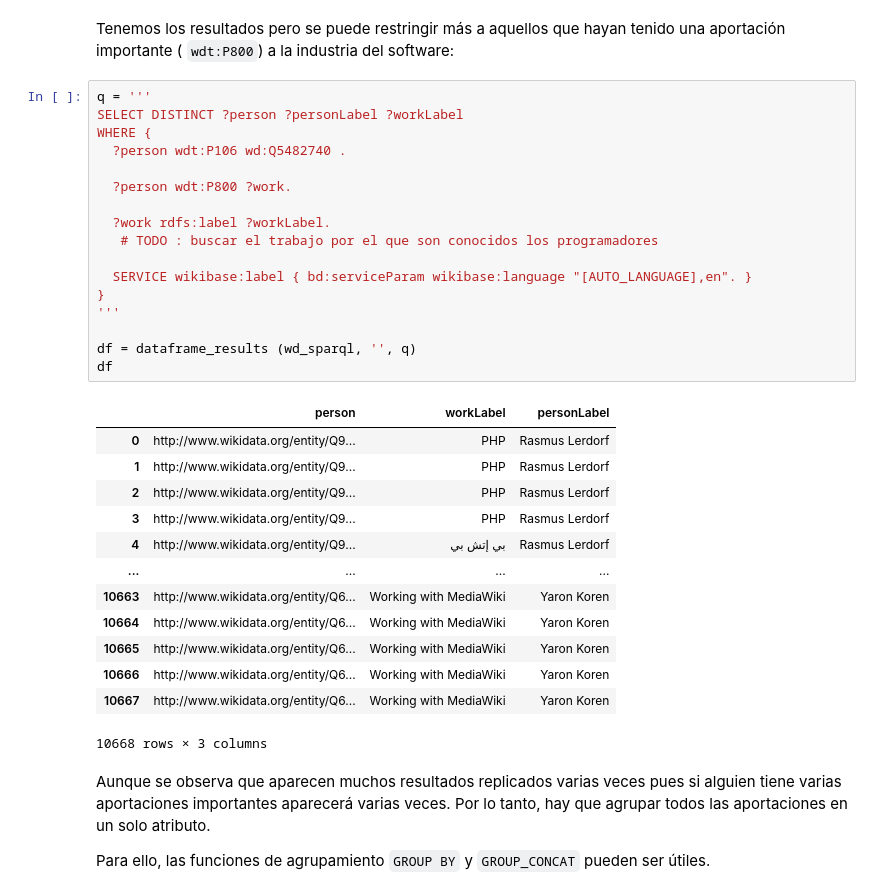
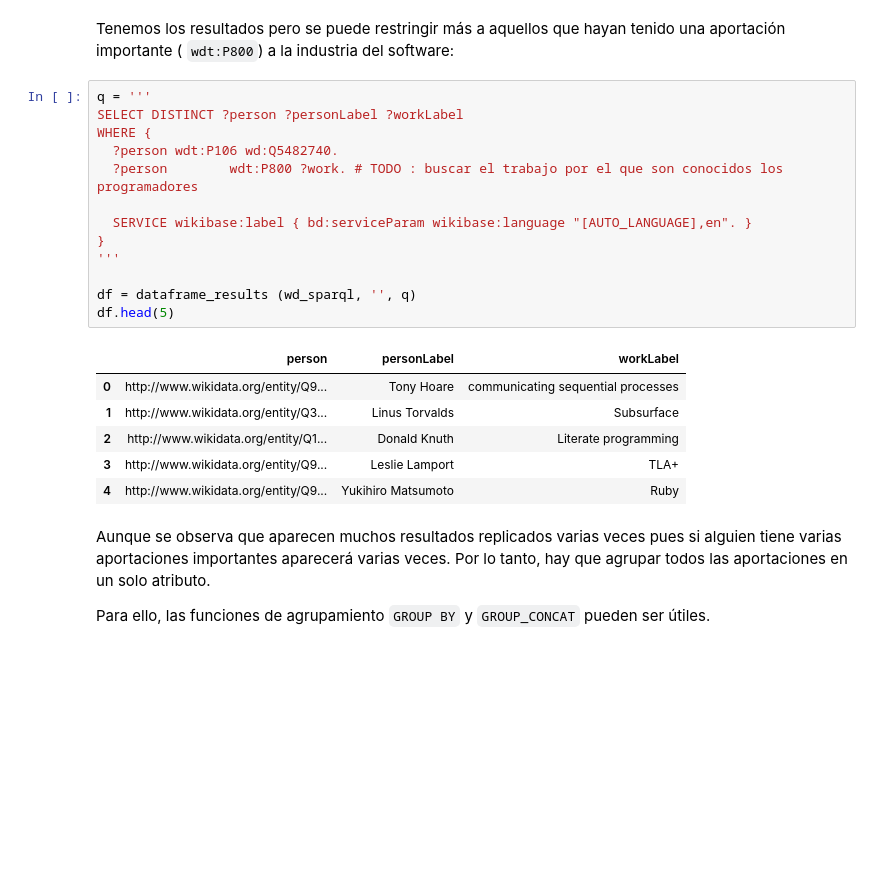
Before and after one commit to pfreezv/UOC, a Jupyter notebook: Tipología y fuentes de datos/pec 4/entrega/TyFdDd_PEC4_alan_coila_bustinza.ipynb, the cells around one changed output. Drawn from its saved outputs; the diff is of its cells as text; blank space fills up the shorter version.

```diff
--- a/Tipología y fuentes de datos/pec 4/entrega/TyFdDd_PEC4_alan_coila_bustinza.ipynb
+++ b/Tipología y fuentes de datos/pec 4/entrega/TyFdDd_PEC4_alan_coila_bustinza.ipynb
@@ -468,34 +468,23 @@ Tenemos los resultados pero se puede restringir más a aquellos que hayan tenido
 # %%
 q = '''
 SELECT DISTINCT ?person ?personLabel ?workLabel
 WHERE {
-  ?person wdt:P106 wd:Q5482740 .
-
-  ?person wdt:P800 ?work.
-
-  ?work rdfs:label ?workLabel.
-   # TODO : buscar el trabajo por el que son conocidos los programadores
+  ?person wdt:P106 wd:Q5482740.
+  ?person        wdt:P800 ?work. # TODO : buscar el trabajo por el que son conocidos los programadores
 
   SERVICE wikibase:label { bd:serviceParam wikibase:language "[AUTO_LANGUAGE],en". }
 }
 '''
 
 df = dataframe_results (wd_sparql, '', q)
-df
+df.head(5)
 # %% [output]
-|  | person | workLabel | personLabel |
-| 0 | http://www.wikidata.org/entity/Q9... | PHP | Rasmus Lerdorf |
-| 1 | http://www.wikidata.org/entity/Q9... | PHP | Rasmus Lerdorf |
-| 2 | http://www.wikidata.org/entity/Q9... | PHP | Rasmus Lerdorf |
-| 3 | http://www.wikidata.org/entity/Q9... | PHP | Rasmus Lerdorf |
-| 4 | http://www.wikidata.org/entity/Q9... | بي إتش بي | Rasmus Lerdorf |
-| ... | ... | ... | ... |
-| 10663 | http://www.wikidata.org/entity/Q6... | Working with MediaWiki | Yaron Koren |
-| 10664 | http://www.wikidata.org/entity/Q6... | Working with MediaWiki | Yaron Koren |
-| 10665 | http://www.wikidata.org/entity/Q6... | Working with MediaWiki | Yaron Koren |
-| 10666 | http://www.wikidata.org/entity/Q6... | Working with MediaWiki | Yaron Koren |
-| 10667 | http://www.wikidata.org/entity/Q6... | Working with MediaWiki | Yaron Koren |
+|  | person | personLabel | workLabel |
+| 0 | http://www.wikidata.org/entity/Q9... | Tony Hoare | communicating sequential processes |
+| 1 | http://www.wikidata.org/entity/Q3... | Linus Torvalds | Subsurface |
+| 2 | http://www.wikidata.org/entity/Q1... | Donald Knuth | Literate programming |
+| 3 | http://www.wikidata.org/entity/Q9... | Leslie Lamport | TLA+ |
+| 4 | http://www.wikidata.org/entity/Q9... | Yukihiro Matsumoto | Ruby |
-10668 rows × 3 columns
 # %% [markdown]
 Aunque se observa que aparecen muchos resultados replicados varias veces pues si alguien tiene varias aportaciones importantes aparecerá varias veces. Por lo tanto, hay que agrupar todos las aportaciones en un solo atributo.
 
```
Also changed, not shown: parts of 3 cells of this notebook, 1 other file.
